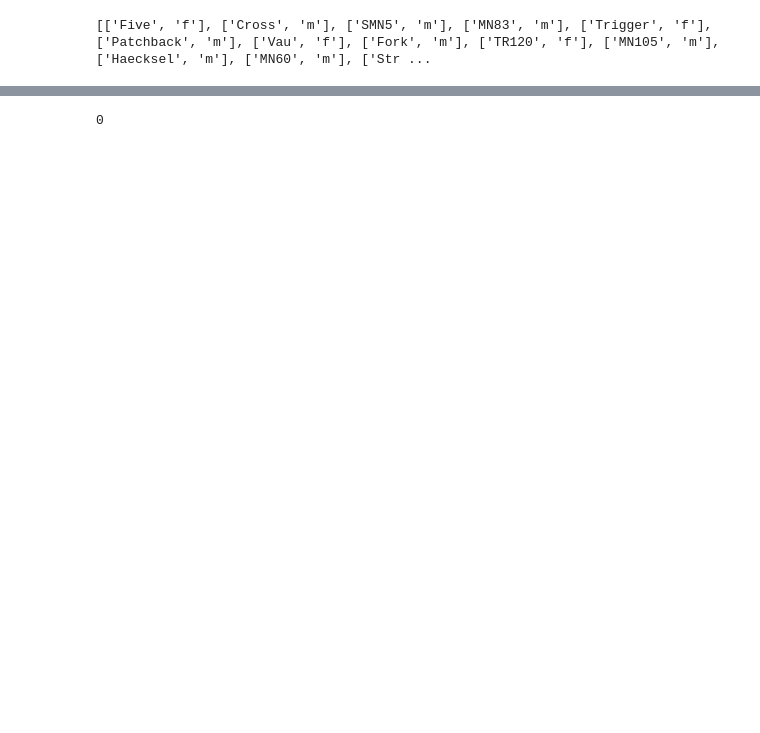
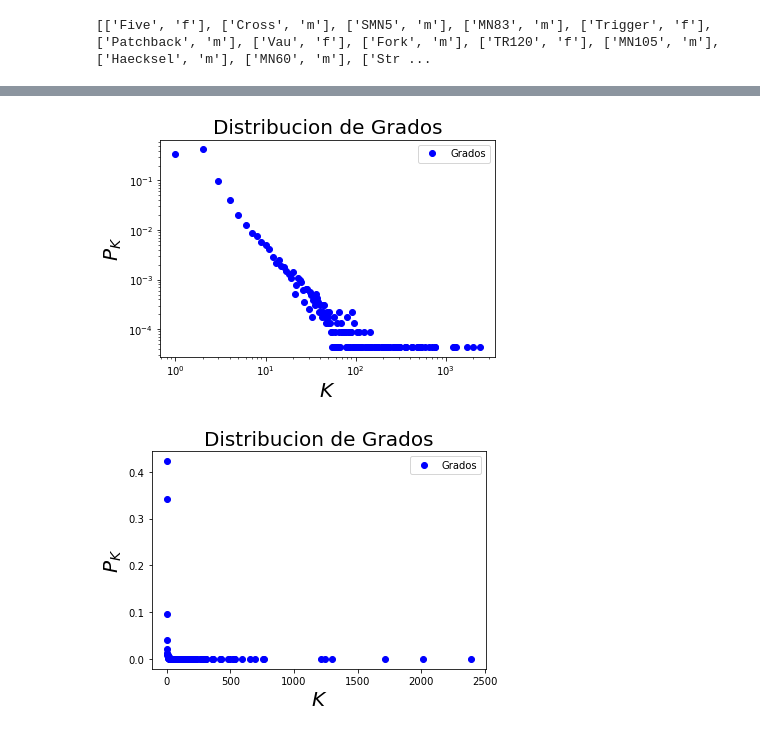
Before and after one commit to alangivre/TP1, a Jupyter notebook: TP1.ipynb, the cells around one changed output, grey strips where cells are left out. Saved outputs shown, nothing was run; the diff lists cells and outputs as text; code cells hidden in the pictures; blank space fills up the shorter version.

```diff
--- a/TP1.ipynb
+++ b/TP1.ipynb
@@ -137,5 +149,0 @@ print(j/N)
-# %%
-a=(0,1)
-a[0]
-# %% [output]
-0
@@ -141,0 +162,2 @@ a[0]
+# %%
+sistautinternet = nx.read_gml('/home/yuditsabet/RedesComplejas/cloneEnd/TP1/tc01_data/as-22july06.gml')
@@ -141,0 +167,28 @@ a[0]
+# %%
+from collections import defaultdict
+
+grados = defaultdict(int)
+for i in (list(dict(sistautinternet.degree).values())):
+    grados[i]+=1
+    gord = sorted(grados.items())
+    k, pk = np.array(gord).T
+    pk = [float(i) / sum(pk) for i in pk]
+# %%
+plt.plot(k, pk, 'bo')
+plt.xscale('log')
+plt.yscale('log')
+plt.legend(['Grados'])
+plt.xlabel('$K$', fontsize = 20)
+plt.ylabel('$P_K$', fontsize = 20)
+plt.title('Distribucion de Grados', fontsize = 20)
+plt.show()
+
+plt.plot(k, pk, 'bo')
+plt.legend(['Grados'])
+plt.xlabel('$K$', fontsize = 20)
+plt.ylabel('$P_K$', fontsize = 20)
+plt.title('Distribucion de Grados', fontsize = 20)
+plt.show()
+# %% [output]
+[figure, added]
+[figure, added]
```
Also changed, not shown: parts of 10 cells of this notebook.
